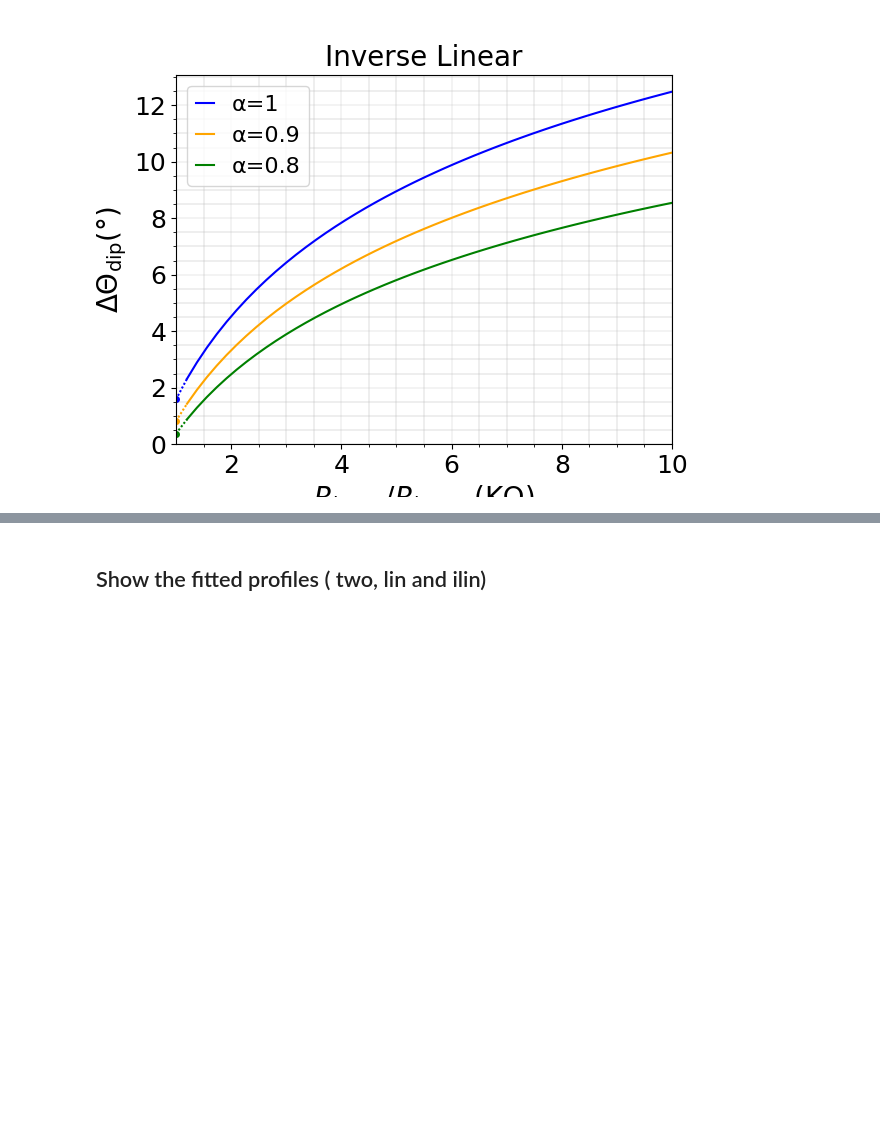
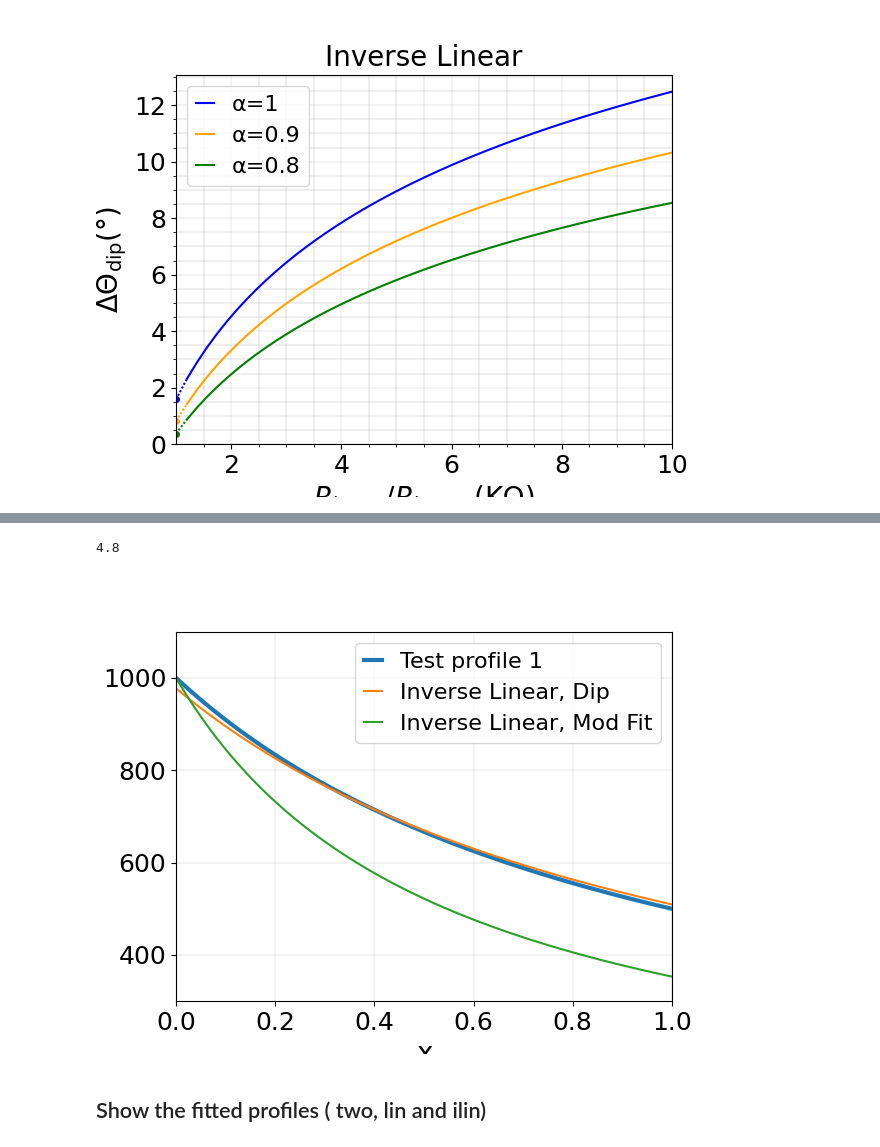
Before and after one commit to Yugal0/fitting-gen-arbitrary-eis, a Jupyter notebook: main_prof_2.ipynb, the cells around one changed output, grey strips where cells are left out. Cells and saved outputs as stored; diff of their text form; code cells hidden in the pictures; blank space fills up the shorter version.

```diff
--- a/main_prof_2.ipynb
+++ b/main_prof_2.ipynb
@@ -264,3 +261,75 @@ fig1.get_figheight()
+# %%
+#here I plot the error minimization fitted profiles along with the dip angle fitted profiles
+# import json
+file_path = f"two_fit_prof2.json"
+with open(file_path, "r") as file:
+    json_data = file.read()
+fit_params_two=json.loads(json_data)
+
+# R1_two_fit=fit_params_two[R1"]
+
+
+delta=0.2063
+fig1, axx= plt.subplots()
+x=np.linspace(0,1,100)
+a=1000
+b=1
+def R(x):
+   return a/(1+b*x)
+#plot the arbitray profile
+axx.plot(x,R(x),label="Test profile 1",linewidth=3)
+# axx.plot(x,R(x))
+#plot the fitted profiles
+# axx.plot([0,delta,delta,1],[R1_two,R1_two,R2_two,R2_two],label="Two-step, Dip")
+# axx.plot([0,fit_params_two["delta"],fit_params_two["delta"],1],[fit_params_two["R1"],fit_params_two["R1"],fit_params_two["R2"],fit_params_two["R2"]],label="Two-step, Mod Fit")
+# axx.plot([0,delta,delta,1],[R1_two,R1_two,R2_two,R2_two],label="Two-step")
+# axx.set_title("Test profile 1")
+# axx.set_title("Inverse-Linear resistance profile")
+
+file_path = f"lin_fit_prof2.json"
+with open(file_path, "r") as file:
+    json_data = file.read()
+fit_params_lin=json.loads(json_data)
+# axx.set_title("Linear resistance profile")
+# axx.plot([0,1],[R1_lin,R2_lin],label="Linear, Dip")
+# axx.plot([0,1],[fit_params_lin["R1"],fit_params_lin["R2"]],label="Linear, Mod Fit")
+
+def R_ilin(x):
+    return 1/(1/R1_ilin+(1/R2_ilin-1/R1_ilin)*x)
+
+
+
+file_path = f"ilin_fit_prof2.json"
+with open(file_path, "r") as file:
+    json_data = file.read()
+fit_params_ilin=json.loads(json_data)
+
+def R_ilin_fit(x):
+    return 1/(1/fit_params_ilin["R1"]+(1/fit_params_ilin["R2"]-1/fit_params_ilin["R1"])*x)
+# axx.set_title("InLinear resistance profile")
+
+axx.plot(x,R_ilin(x),label="Inverse Linear, Dip")
+axx.plot(x,R_ilin_fit(x),label="Inverse Linear, Mod Fit")
+
+# axx.set_xlim(0,)
+axx.set_ylim(300,1100)
+axx.set_xlim(0,1)
+axx.tick_params(labelsize=18)
+axx.set_xlabel("x",fontsize=20)
+# axx.set_title("Fitted Elementary Profiles")
+# axx.set_ylabel("$R_{\mathrm{ion},1}$ or $R_{\mathrm{ion},2}\;$($\Omega$)",fontsize=20)
+axx.set_ylabel("$R_{\mathrm{ion}}$$\;$($\Omega$)",fontsize=20)
+axx.legend(fontsize=16,handlelength=0.8)
+axx.grid(linewidth=0.2)
+
+# axx.set_title("Fittde")
+# fig1.savefig("fitted_prof1.png",dpi=500)
+fig1.savefig("figs2/modfit_ilin_prof2.png",dpi=500,bbox_inches="tight")
+fig1.get_figwidth()
+fig1.get_figheight()
+# %% [output]
+4.8
+[figure, added]
 # %% [markdown]
 ## Show the fitted profiles ( two, lin and ilin)
 # %%
```
Also changed, not shown: parts of 3 cells of this notebook, 9 other files.
